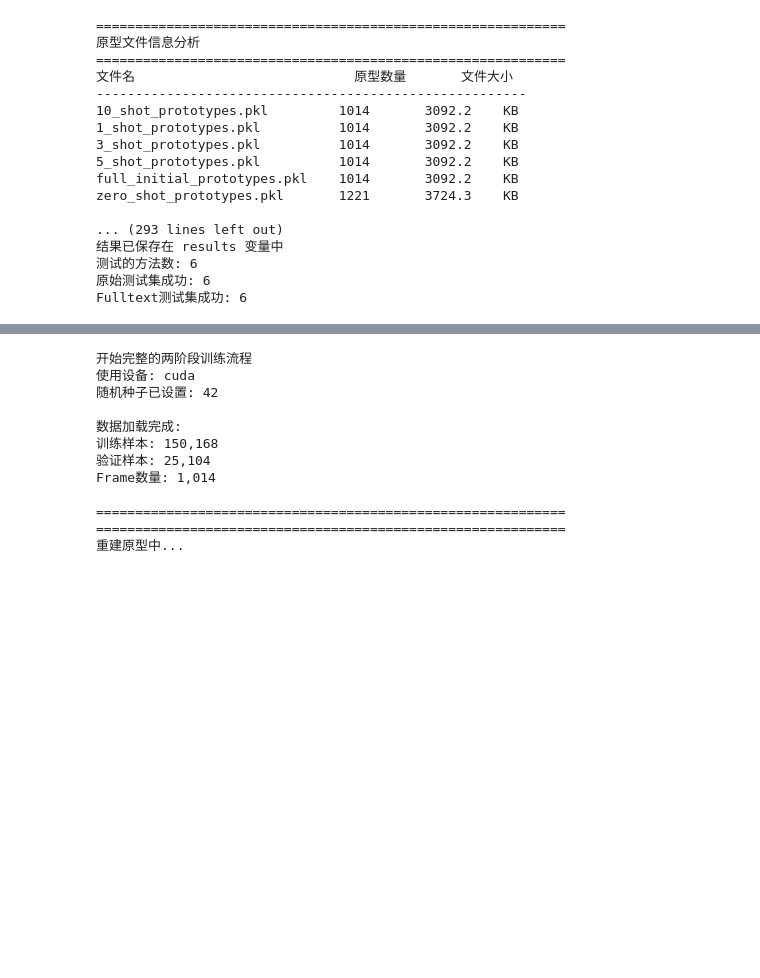
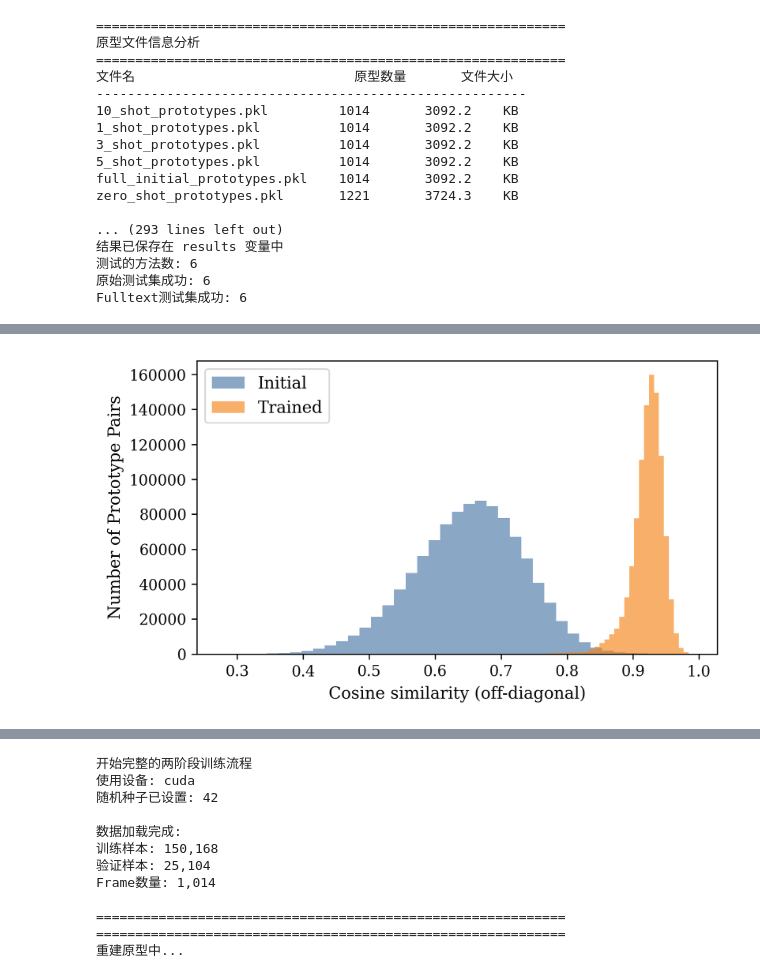
Before and after one commit to tu55287/FSP-prototypes, a Jupyter notebook: Prototype_Learning_for_Frame_Semantic_Parsing_with_Transformers.ipynb, the cells around one changed output, grey strips where cells are left out. Cells and saved outputs as stored; diff of their text form; code cells hidden in the pictures; blank space fills up the shorter version.

```diff
--- a/Prototype_Learning_for_Frame_Semantic_Parsing_with_Transformers.ipynb
+++ b/Prototype_Learning_for_Frame_Semantic_Parsing_with_Transformers.ipynb
@@ -3345,0 +2565,85 @@ if __name__ == "__main__":
+# %%
+# -*- coding: utf-8 -*-
+# Visualization: prototype geometry before vs after training (cosine-based)
+# Figure 11: Inter-class cosine similarity (↓ better separation)
+# Figure 12: Cosine nearest-neighbour margin (↑ larger margin)
+
+import numpy as np
+import matplotlib.pyplot as plt
+from sklearn.metrics.pairwise import cosine_similarity
+
+# ======= CONFIG =======
+plt.rcParams.update({
+    "font.family": "serif",
+    "font.size": 11,
+    "axes.labelsize": 11,
+    "legend.fontsize": 11,
+    "xtick.labelsize": 10,
+    "ytick.labelsize": 10,
+    "figure.dpi": 300
+})
+
+COL_INIT   = "#4C78A8"
+COL_TRAIN  = "#F58518"
+ALPHA      = 0.65
+BINS       = 40
+
+# ======= Utils =======
+def offdiag_cosine_values(X: np.ndarray):
+    """Off-diagonal cosine similarity stats."""
+    S = cosine_similarity(X)
+    mask = ~np.eye(len(X), dtype=bool)
+    vals = S[mask]
+    stats = {
+        "mean":   float(np.mean(vals)),
+        "median": float(np.median(vals)),
+        "p90":    float(np.quantile(vals, 0.90)),
+        "max":    float(np.max(vals)),
+    }
+    return stats, vals
+
+def nn_gap_cosine(X: np.ndarray):
+    """Cosine NN margin = 1 − max_{j ≠ i} cos(x_i, x_j)."""
+    S = cosine_similarity(X)
+    np.fill_diagonal(S, -np.inf)
+    nn_sim = np.max(S, axis=1)
+    return 1.0 - nn_sim  # margin
+
+# ======= Inputs =======
+# init_mat = ...
+# trn_mat  = ...
+
+# 1) Off-diagonal cosine similarity (Figure 11)
+init_stat, init_vals = offdiag_cosine_values(init_mat)
+trn_stat,  trn_vals  = offdiag_cosine_values(trn_mat)
+
+print("Off-diagonal cosine similarity (↓ better separation)")
+print("Initial:", init_stat)
+print("Trained:", trn_stat)
+
+plt.figure(figsize=(6, 3.5))
+plt.hist(init_vals, bins=BINS, alpha=ALPHA, color=COL_INIT, label="Initial")
+plt.hist(trn_vals,  bins=BINS, alpha=ALPHA, color=COL_TRAIN, label="Trained")
+plt.xlabel("Cosine similarity (off-diagonal)")
+plt.ylabel("Number of Prototype Pairs")
+plt.legend(frameon=True)
+plt.tight_layout()
+plt.show()  # Figure 11
+
+# 2) Cosine nearest-neighbour margin (Figure 12)
+init_nn = nn_gap_cosine(init_mat)
+trn_nn  = nn_gap_cosine(trn_mat)
+
+print("Cosine nearest-neighbour margin (↑ larger gaps)")
+print(f"Initial: mean={init_nn.mean():.4f}, median={np.median(init_nn):.4f}")
+print(f"Trained: mean={trn_nn.mean():.4f}, median={np.median(trn_nn):.4f}")
+
+plt.figure(figsize=(6, 3.5))
+plt.hist(init_nn, bins=BINS, alpha=ALPHA, color=COL_INIT,  label="Initial")
+plt.hist(trn_nn,  bins=BINS, alpha=ALPHA, color=COL_TRAIN, label="Trained")
+plt.xlabel("Cosine nearest-neighbour margin")
+plt.ylabel("Number of Frames")
+plt.legend(frameon=True)
+plt.tight_layout()
+plt.show()  # Figure 12
+# %% [output]
@@ -3345,0 +2653 @@ if __name__ == "__main__":
+[figure, added]
```
Also changed, not shown: parts of 55 cells of this notebook.
